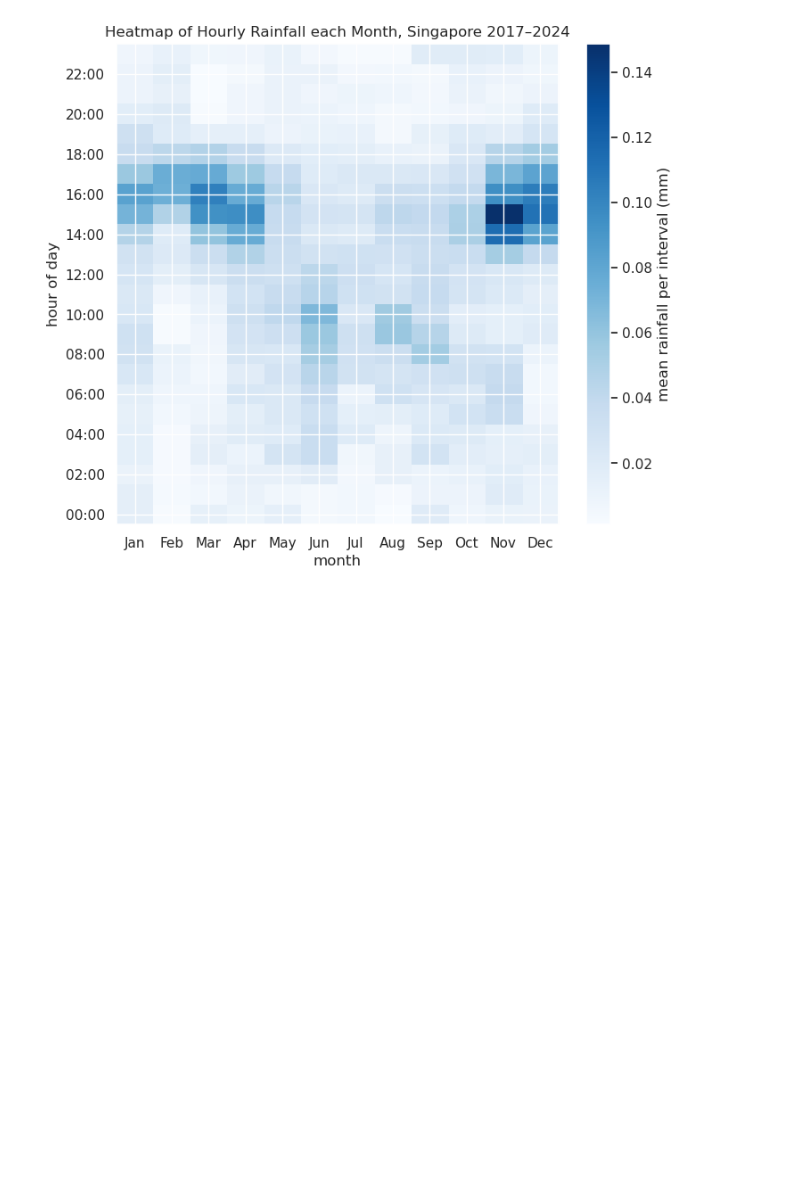
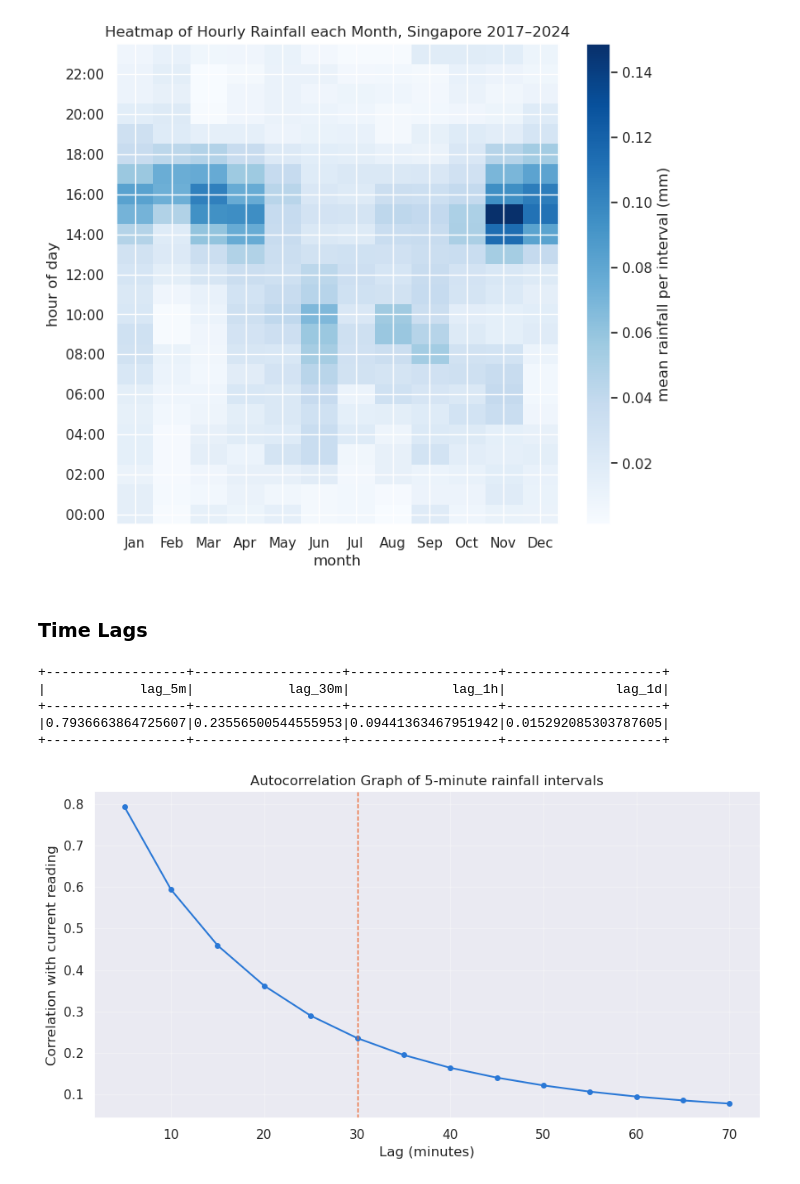
Before and after one commit to KohSiXing/DSA5208-Rainfall-Analysis, a Jupyter notebook: EDA/GCP Rainfall Data.ipynb, the cells around one changed output. Drawn from its saved outputs; the diff is of its cells as text; code cells hidden in the pictures; blank space fills up the shorter version.

Commit message:
Added time lags

```diff
--- a/EDA/GCP Rainfall Data.ipynb
+++ b/EDA/GCP Rainfall Data.ipynb
@@ -285,3 +285,56 @@ fig.colorbar(im, label="mean rainfall per interval (mm)")
 # %% [output]
 <matplotlib.colorbar.Colorbar at 0x...>
 [figure]
+# %% [markdown]
+### Time Lags
+# %%
+from pyspark.sql import Window
+
+rain_lag = rain.withColumn("ts_long", F.col("timestamp").cast("long"))
+
+w = Window.partitionBy("station_id").orderBy("ts_long")
+
+lags = {"lag_5m": 1, "lag_30m": 6, "lag_1h": 12, "lag_1d": 288}
+
+for name, k in lags.items():
+    rain_lag = (rain_lag
+        .withColumn(name, F.lag("reading_value", k).over(w))
+        .withColumn(name + "_ts", F.lag("ts_long", k).over(w)))
+
+    # null out where the gap isn't the expected duration
+    rain_lag = rain_lag.withColumn(name,
+        F.when(F.col("ts_long") - F.col(name + "_ts") == k * 300,
+               F.col(name)))
+    rain_lag = rain_lag.drop(name + "_ts")
+
+rain_lag.select([F.corr("reading_value", c).alias(c) for c in lags]).show()
+# %% [output]
++------------------+-------------------+-------------------+--------------------+
+|            lag_5m|            lag_30m|             lag_1h|              lag_1d|
++------------------+-------------------+-------------------+--------------------+
+|0.7936663864725607|0.23556500544555953|0.09441363467951942|0.015292085303787605|
++------------------+-------------------+-------------------+--------------------+
+# %%
+acf = []
+for k in range(1, 15):
+    c = (rain_lag.withColumn("lv", F.lag("reading_value", k).over(w))
+           .withColumn("lt", F.lag("ts_long", k).over(w))
+           .filter(F.col("ts_long") - F.col("lt") == k * 300)
+           .select(F.corr("reading_value", "lv")).first()[0])
+    acf.append((k * 5, c))
+# %%
+mins = [m for m, _ in acf]
+vals = [v for _, v in acf]
+
+fig, ax = plt.subplots(figsize=(9, 5))
+ax.plot(mins, vals, marker="o", markersize=4, color="#2a78d6")
+ax.axvline(30, color="#FF0000", linestyle="--", linewidth=1)
+ax.set_xlabel("Lag (minutes)")
+ax.set_ylabel("Correlation with current reading")
+ax.set_title("Autocorrelation Graph of 5-minute rainfall intervals")
+ax.grid(alpha=0.3)
+ax.set_axisbelow(True)
+ax.spines[["top", "right"]].set_visible(False)
+plt.tight_layout()
+# %% [output]
+[figure, added]
```
Also changed, not shown: 1 other file.
